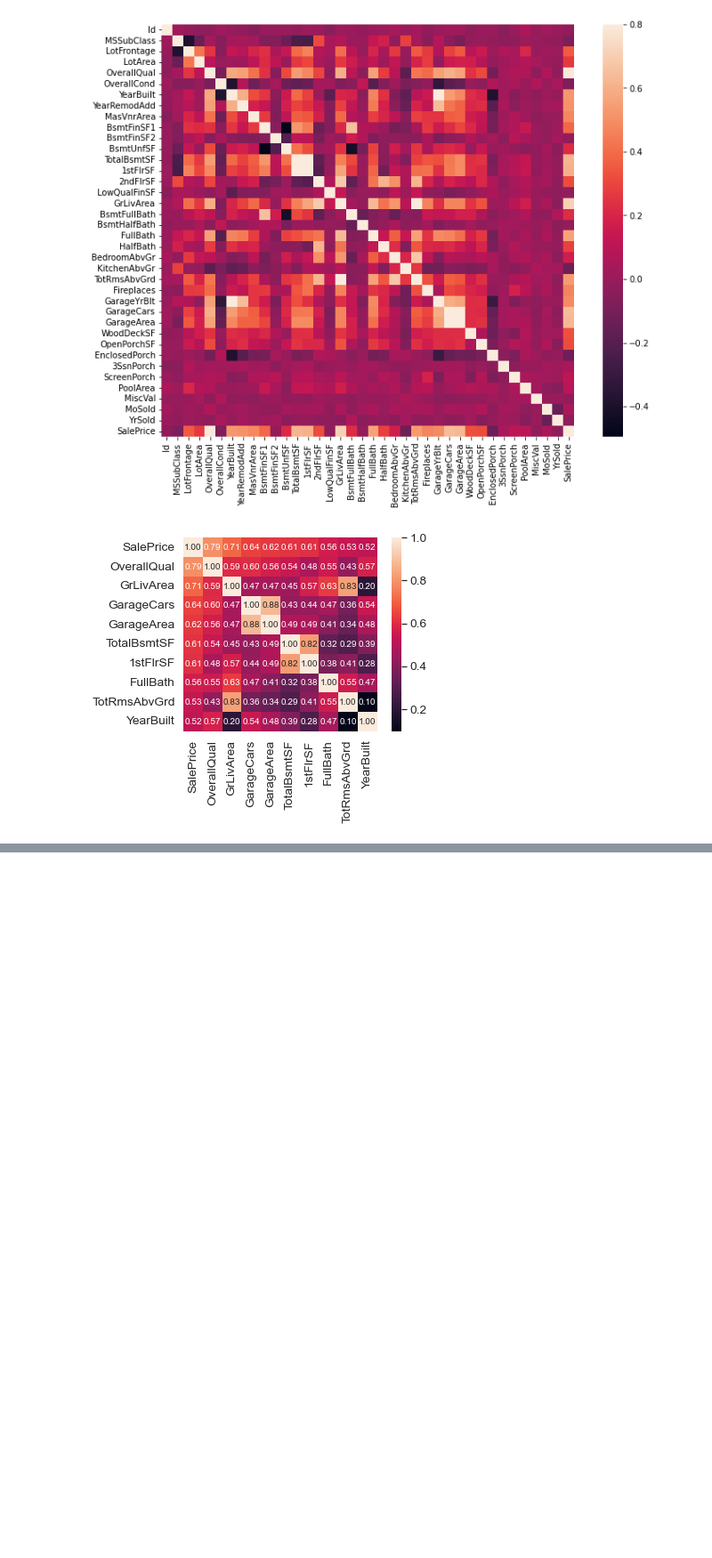
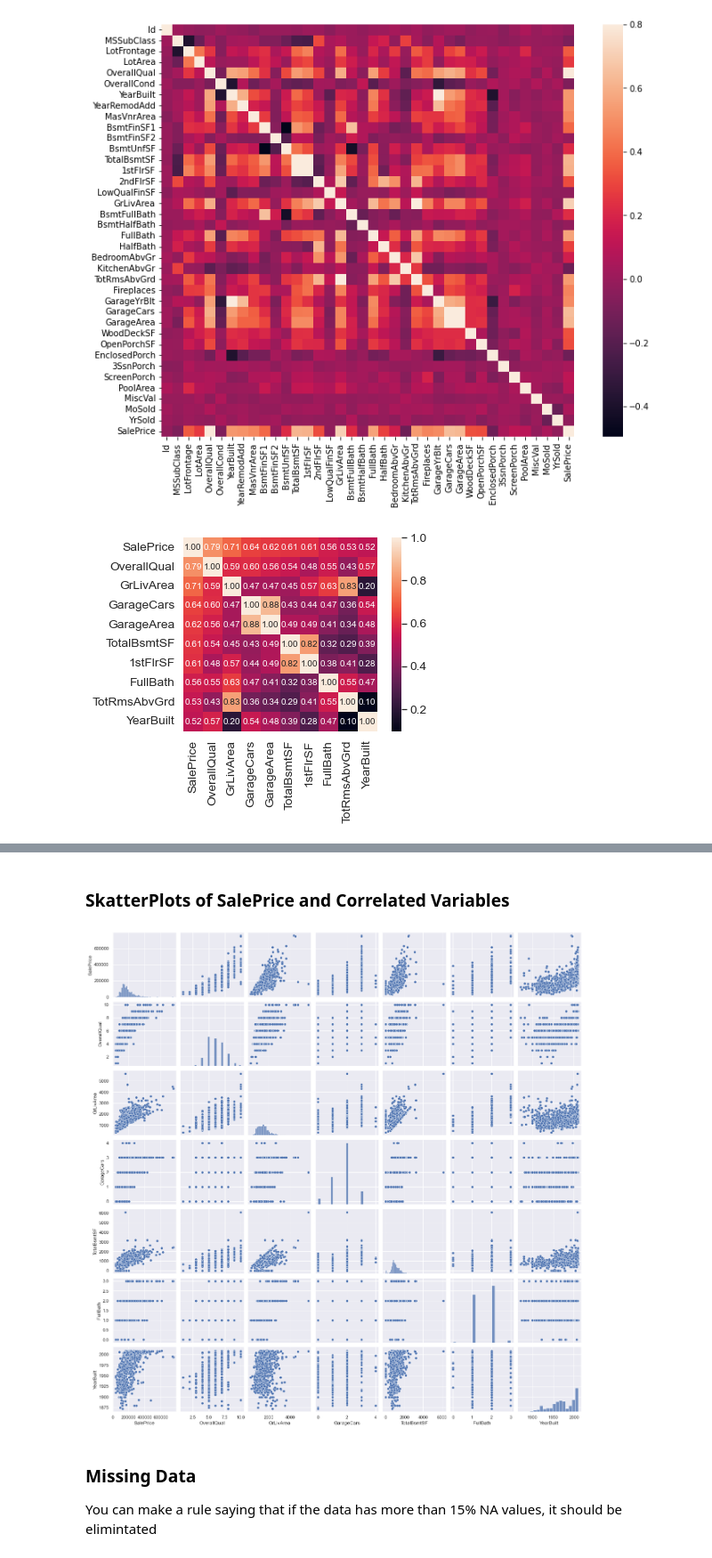
Before and after one commit to Rafa-77/Data-Analysis, a Jupyter notebook: 01 - Data Exploration/main.ipynb, the cells around one changed output, grey strips where cells are left out. Shown at 89% size. Cells and saved outputs as stored; diff of their text form; code cells hidden in the pictures; blank space fills up the shorter version.

Commit message:
Changes to be committed: 	modified:   01 - Data Exploration/main.ipynb

```diff
--- a/01 - Data Exploration/main.ipynb
+++ b/01 - Data Exploration/main.ipynb
@@ -148,0 +156,13 @@ plt.show()
+# %% [markdown]
+### SkatterPlots of SalePrice and Correlated Variables
+# %%
+sns.set()
+cols = ['SalePrice', 'OverallQual', 'GrLivArea', 'GarageCars', 'TotalBsmtSF', 'FullBath', 'YearBuilt']
+sns.pairplot(df_train[cols], size = 2.5)
+plt.show();
+# %% [output]
+[figure, added]
+# %% [markdown]
+### Missing Data
+
+You can make a rule saying that if the data has more than 15% NA values, it should be elimintated
```
Also changed, not shown: parts of 31 cells of this notebook.
